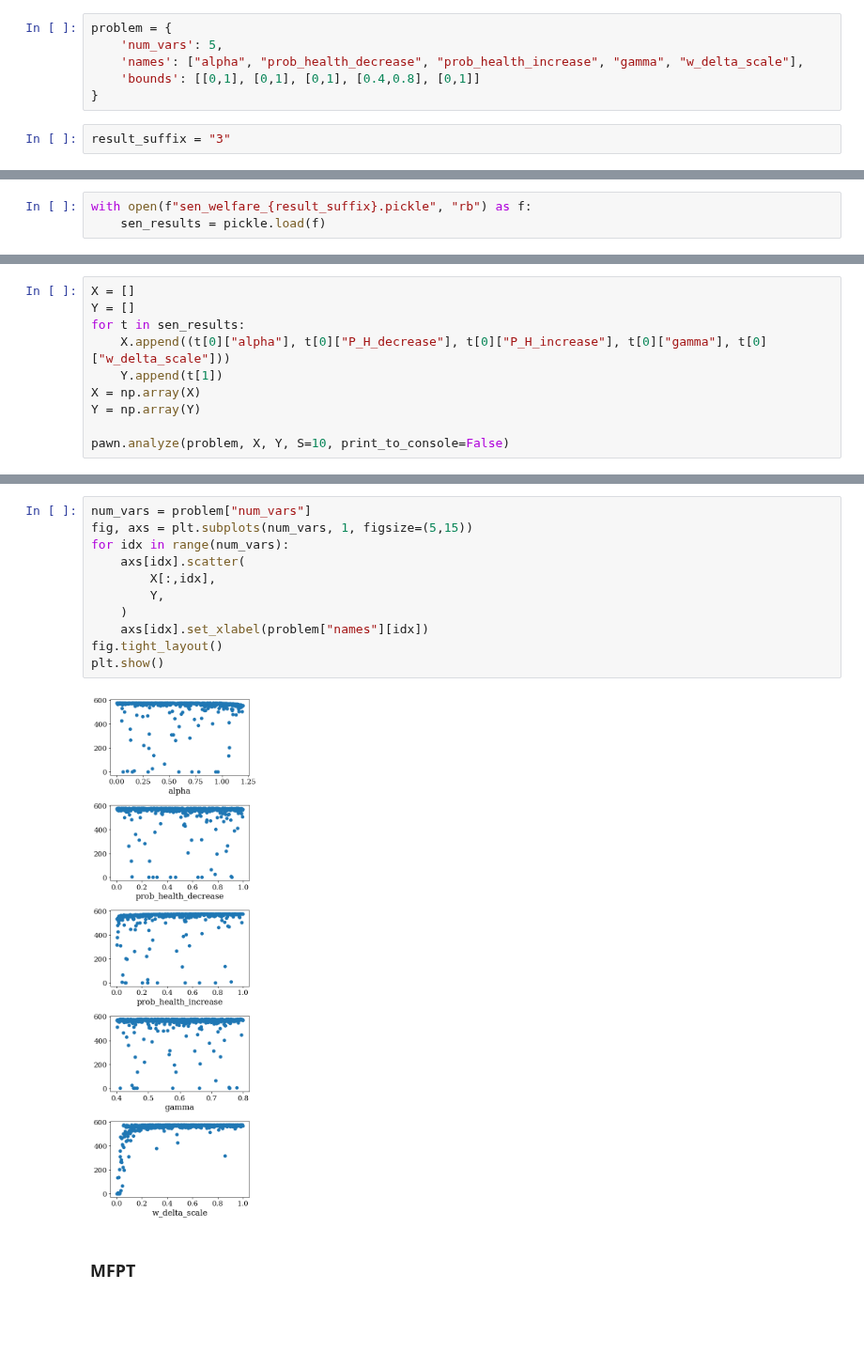
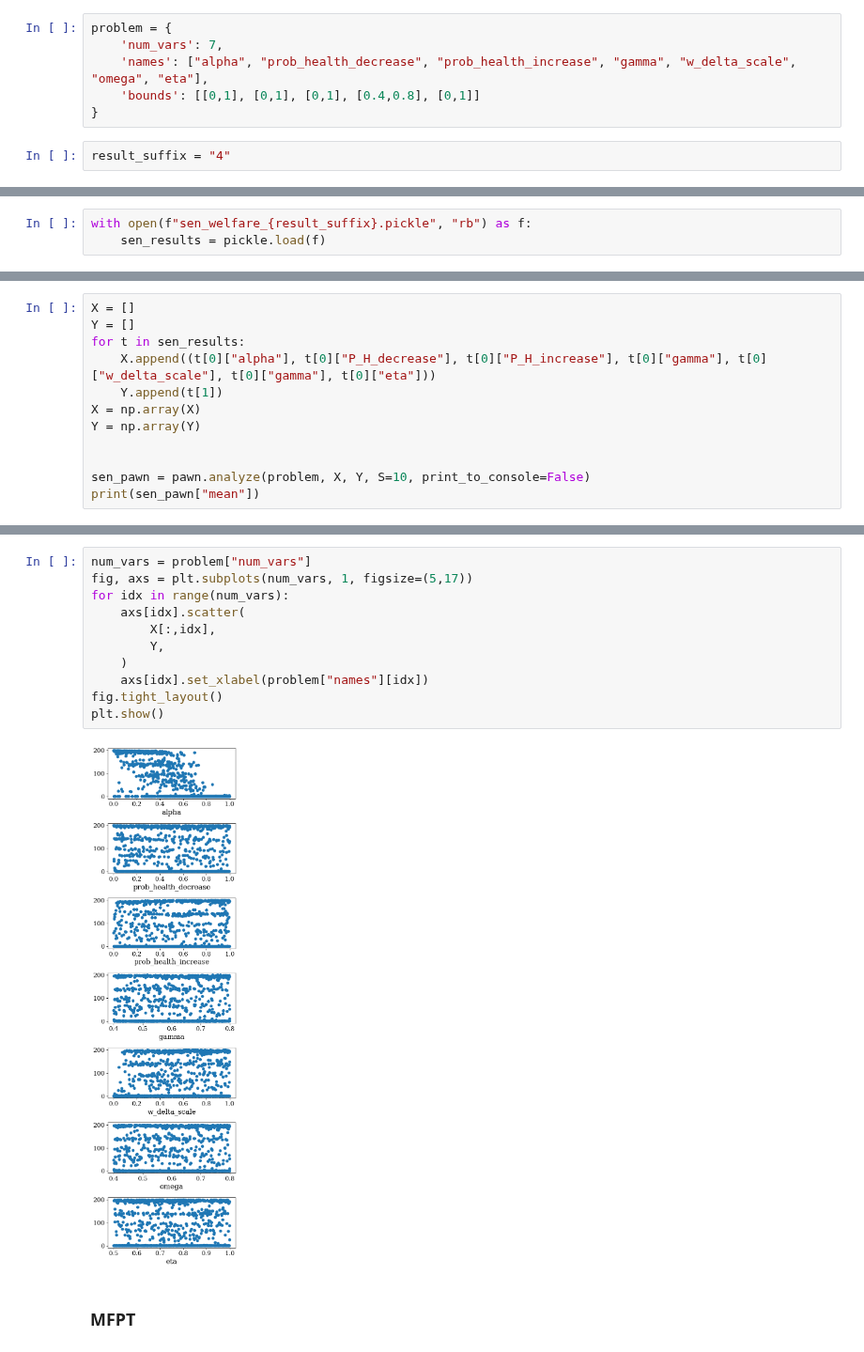
Before and after one commit to charlesaugdupont/cognitive-biases-endogenous-volatility, a Jupyter notebook: SensitivityAnalysis.ipynb, the cells around one changed output, grey strips where cells are left out. Shown at 94% size. Drawn from its saved outputs; the diff is of its cells as text; blank space fills up the shorter version.

```diff
--- a/SensitivityAnalysis.ipynb
+++ b/SensitivityAnalysis.ipynb
@@ -29,12 +29,12 @@ plt.rc("text", usetex=False)
 plt.rc("font", family="serif")
 # %%
 problem = {
-    'num_vars': 5,
-    'names': ["alpha", "prob_health_decrease", "prob_health_increase", "gamma", "w_delta_scale"],
+    'num_vars': 7,
+    'names': ["alpha", "prob_health_decrease", "prob_health_increase", "gamma", "w_delta_scale", "omega", "eta"],
     'bounds': [[0,1], [0,1], [0,1], [0.4,0.8], [0,1]]
 }
 # %%
-result_suffix = "3"
+result_suffix = "4"
 # %% [markdown]
 ### Sen's Welfare Function
 # %%
@@ -85,10 +85,12 @@ plt.show()
 X = []
 Y = []
 for t in sen_results:
-    X.append((t[0]["alpha"], t[0]["P_H_decrease"], t[0]["P_H_increase"], t[0]["gamma"], t[0]["w_delta_scale"]))
+    X.append((t[0]["alpha"], t[0]["P_H_decrease"], t[0]["P_H_increase"], t[0]["gamma"], t[0]["w_delta_scale"], t[0]["gamma"], t[0]["eta"]))
     Y.append(t[1])
 X = np.array(X)
 Y = np.array(Y)
 
-pawn.analyze(problem, X, Y, S=10, print_to_console=False)
+
+sen_pawn = pawn.analyze(problem, X, Y, S=10, print_to_console=False)
+print(sen_pawn["mean"])
 # %% [output]
@@ -105,16 +99,16 @@ pawn.analyze(problem, X, Y, S=10, print_to_console=False)
 # %%
 num_vars = problem["num_vars"]
-fig, axs = plt.subplots(num_vars, 1, figsize=(5,15))
+fig, axs = plt.subplots(num_vars, 1, figsize=(5,17))
 for idx in range(num_vars):
     axs[idx].scatter(
         X[:,idx],
         Y,
     )
     axs[idx].set_xlabel(problem["names"][idx])
 fig.tight_layout()
 plt.show()
 # %% [output]
-[figure, old version]
+[figure, new version]
 # %% [markdown]
 ### MFPT
 # %%
```
Also changed, not shown: parts of 13 cells of this notebook.
